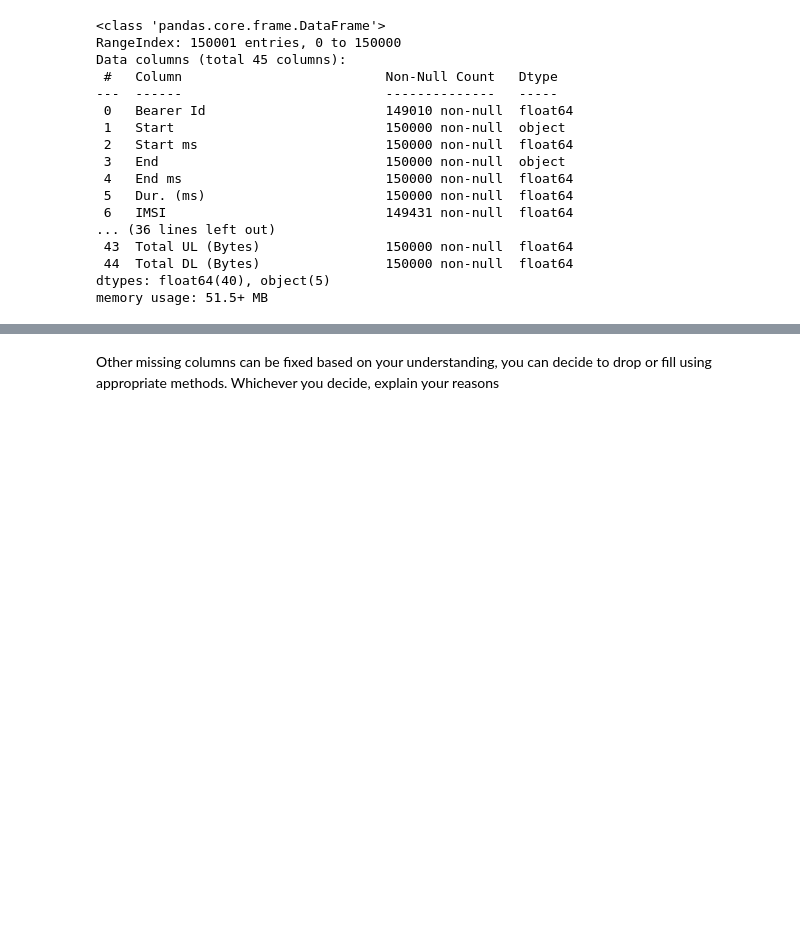
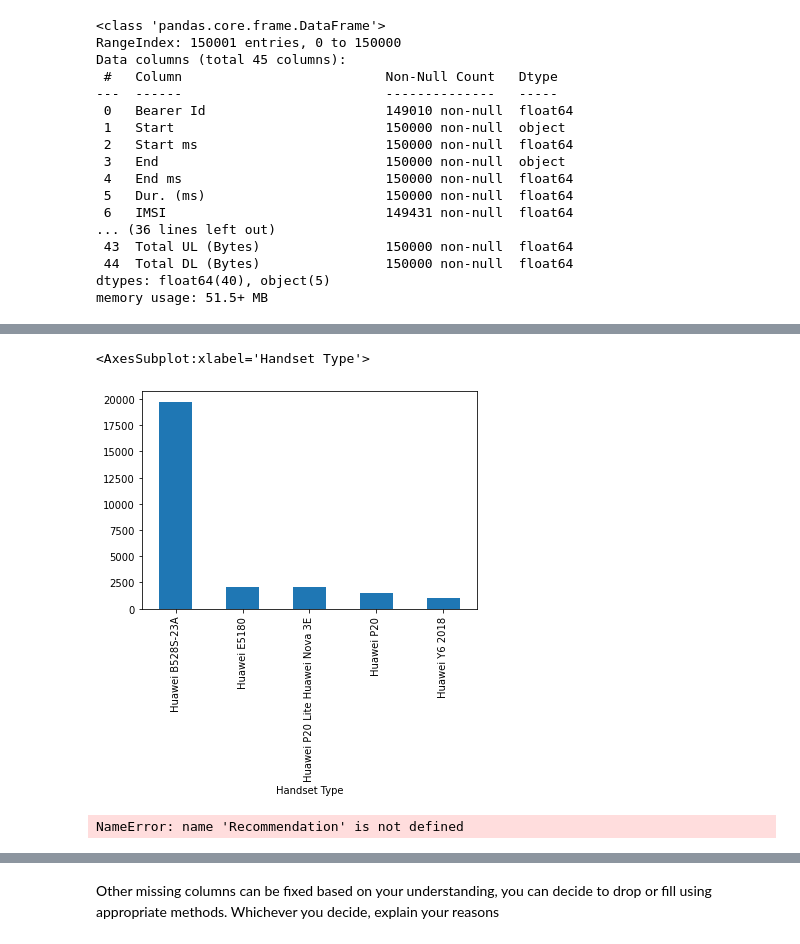
Before and after one commit to Maelaf/Week-1, a Jupyter notebook: notebooks/Data Cleaning, Transforming and Extraction.ipynb, the cells around one changed output, grey strips where cells are left out. Cells and saved outputs as stored; diff of their text form; code cells hidden in the pictures; blank space fills up the shorter version.

```diff
--- a/notebooks/Data Cleaning, Transforming and Extraction.ipynb
+++ b/notebooks/Data Cleaning, Transforming and Extraction.ipynb
@@ -263,0 +303,4 @@ Number of xDR sessions: 149010
+# %%
+#Top five handset devices from the manufacturer samsung
+Top5_Huaweidevices = df_clean.groupby('Handset Manufacturer')['Handset Type'].value_counts()['Huawei'].head(5)
+Top5_Huaweidevices
@@ -263,0 +315,9 @@ Number of xDR sessions: 149010
+# %%
+Top5_Huaweidevices.plot.bar()
+# %% [output]
+<AxesSubplot:xlabel='Handset Type'>
+[figure, added]
+# %%
+Recommendation
+# %% [output]
+NameError: name 'Recommendation' is not defined
```
Also changed, not shown: parts of 37 cells of this notebook.
